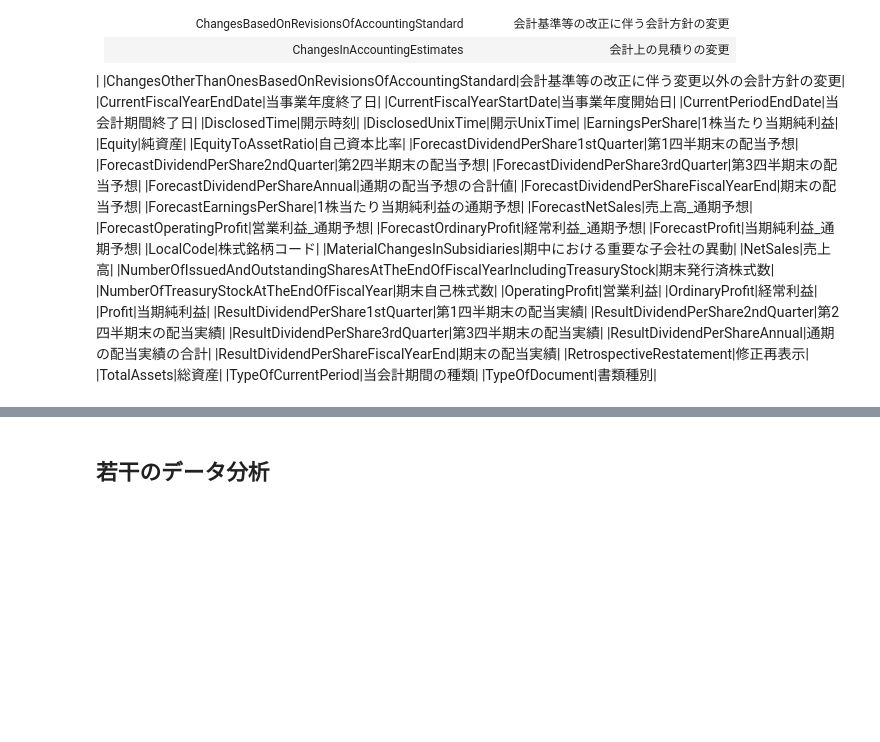
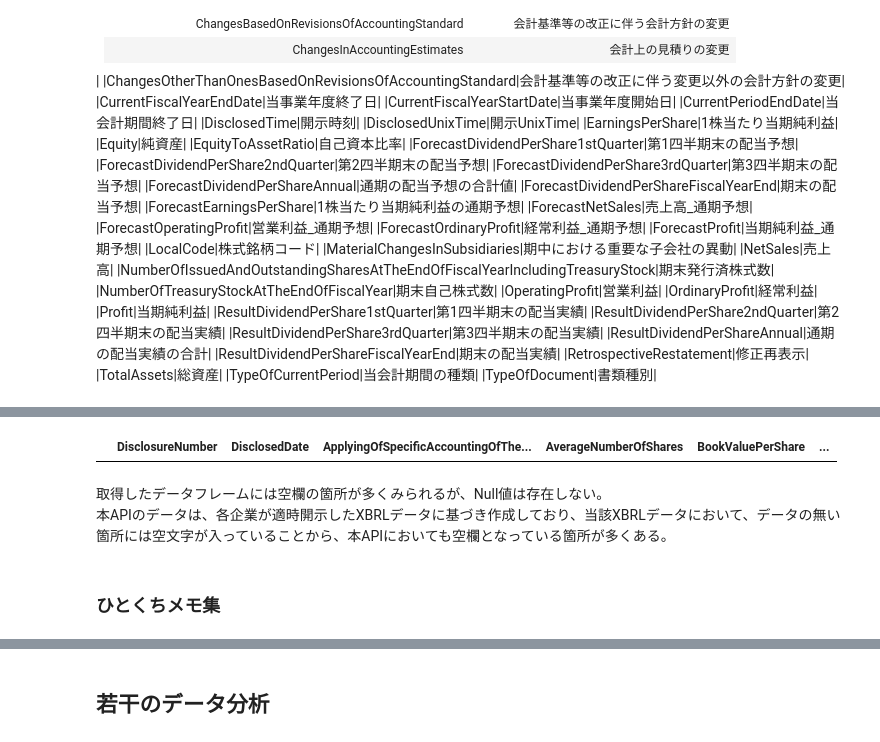
Before and after one commit to J-Quants/jquants-api-client-python, a Jupyter notebook: examples/20220927-005-jquants-api-starter.ipynb, the cells around one changed output, grey strips where cells are left out. Drawn from its saved outputs; the diff is of its cells as text; code cells hidden in the pictures; blank space fills up the shorter version.

```diff
--- a/examples/20220927-005-jquants-api-starter.ipynb
+++ b/examples/20220927-005-jquants-api-starter.ipynb
@@ -568,0 +634,10 @@ df_fins
+# %%
+# 欠損値の確認
+df_fins[df_fins.isnull().any(axis=1)]
+# %% [output]
+|  | DisclosureNumber | DisclosedDate | ApplyingOfSpecificAccountingOfThe... | AverageNumberOfShares | BookValuePerShare | ... |
+# %% [markdown]
+取得したデータフレームには空欄の箇所が多くみられるが、Null値は存在しない。
+本APIのデータは、各企業が適時開示したXBRLデータに基づき作成しており、当該XBRLデータにおいて、データの無い箇所には空文字が入っていることから、本APIにおいても空欄となっている箇所が多くある。
+# %% [markdown]
+### ひとくちメモ集
```
Also changed, not shown: parts of 66 cells of this notebook.
